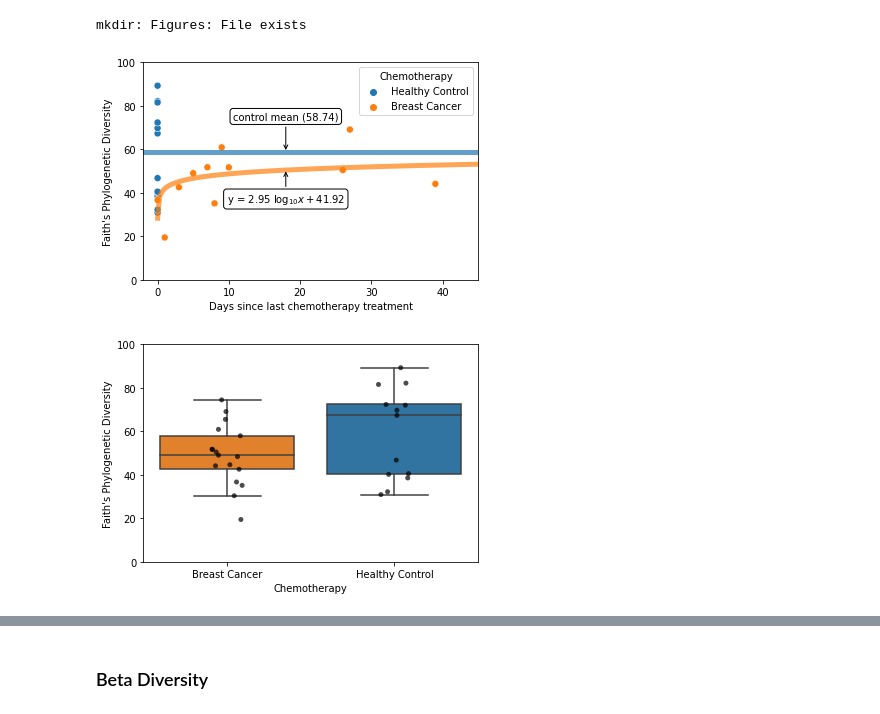
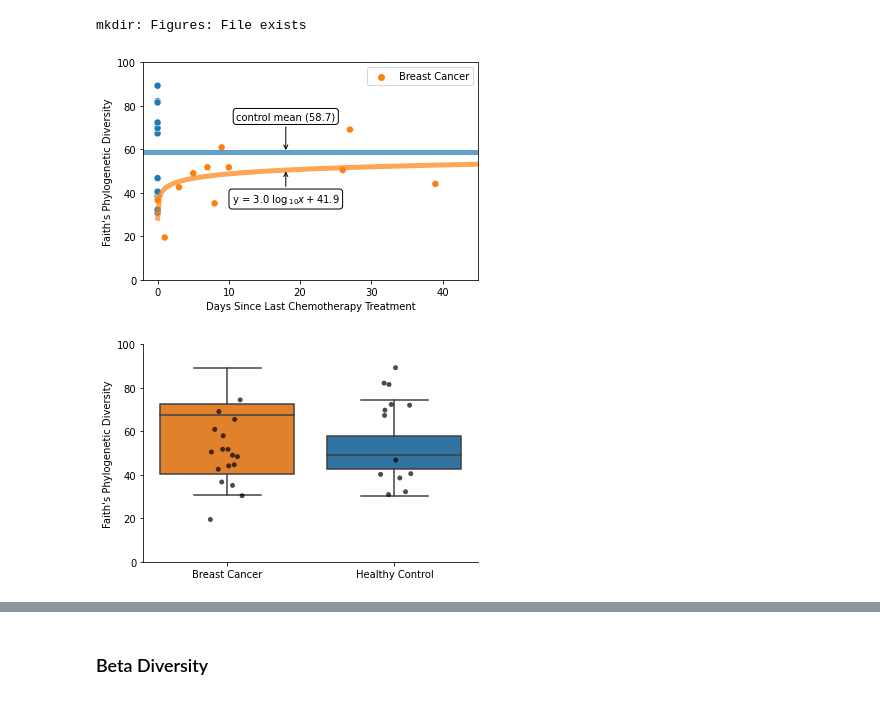
Before and after one commit to sterrettJD/Chemobrain, a Jupyter notebook: Reanalyze-after-blooms-removed.ipynb, the cells around one changed output, grey strips where cells are left out. Drawn from its saved outputs; the diff is of its cells as text; code cells hidden in the pictures.

Commit message:
udpate phylum plot

```diff
--- a/Reanalyze-after-blooms-removed.ipynb
+++ b/Reanalyze-after-blooms-removed.ipynb
@@ -158,6 +158,23 @@ ax = sns.scatterplot(y="faith_pd",
                      hue="Chemotherapy",
                      x_jitter=True,
                      s=50)
+handles, labels = ax.get_legend_handles_labels()
+plt.clf()
+
+
+
+
+
+ax = sns.scatterplot(y="faith_pd",
+                     x="Time difference",
+                     data=time_faith,
+                     hue="Chemotherapy",
+                     x_jitter=True,
+                     s=50,
+                    legend=False)
+
+plt.legend(handles=handles[1:], labels=labels[1:])
+
 
 ax.axhline(time_faith.loc[time_faith["Chemotherapy"]=="Healthy Control","faith_pd"].mean(),
            c="tab:blue",
@@ -170,14 +187,14 @@ ax.plot(x,logy, lw=5, alpha=0.7, c="tab:orange")
 
 annot_coords = (18, fit[0] * np.log(20) + fit[1])
 
-ax.annotate("y = " + str(round(fit[0],2)) + r" $\log{_{10}}{x} + $" + str(round(fit[1], 2)),
+ax.annotate("y = " + str(round(fit[0],1)) + r" $\log{_{10}}{x} + $" + str(round(fit[1], 1)),
             xy=annot_coords, xytext=(18, fit[0] * np.log(20) + fit[1]-15),
             ha="center", bbox=dict(boxstyle="round", fc="w"),
             arrowprops=dict(arrowstyle="->"))
 
 grp2_mean = time_faith.loc[time_faith["Chemotherapy"]=="Healthy Control","faith_pd"].mean()
 
-ax.annotate("control mean (" + str(round(grp2_mean,2)) + ")",
+ax.annotate("control mean (" + str(round(grp2_mean,1)) + ")",
             xy=(18, grp2_mean),
             xytext=(18, grp2_mean + 15),
             ha="center", bbox=dict(boxstyle="round", fc="w"),
@@ -186,32 +203,36 @@ ax.annotate("control mean (" + str(round(grp2_mean,2)) + ")",
 ax.set_ylim(0,100)
 ax.set_xlim(-2,45)
 ax.set_ylabel("Faith's Phylogenetic Diversity")
-ax.set_xlabel("Days since last chemotherapy treatment")
+ax.set_xlabel("Days Since Last Chemotherapy Treatment")
 
-plt.savefig("Figures/faith_log_fit_annotated.pdf")
-plt.savefig("Figures/faith_log_fit_annotated.png")
+
 plt.show()
 # %% [output]
-[figure, old version]
+[figure, new version]
 # %%
 ax = sns.boxplot(x=metadata["Chemotherapy"],
                  y=faith,
                  showfliers=False,
-                 palette=["tab:orange", "tab:blue"])
+                 palette=["tab:orange", "tab:blue"],
+                 order=["Healthy Control", "Breast Cancer"])
 
 sns.stripplot(x=metadata["Chemotherapy"],
               y=faith,
               palette=["black"]*2,
               alpha=0.7)
 
 ax.set_ylim(0,100)
 ax.set_ylabel("Faith's Phylogenetic Diversity")
+ax.set_xlabel(None)
+
+ax.spines["top"].set_visible(False)
+ax.spines["right"].set_visible(False)
 
 plt.savefig("Figures/faith_chemo.pdf")
 plt.savefig("Figures/faith_chemo.png")
 plt.show()
 # %% [output]
-[figure, old version]
+[figure, new version]
 # %%
 g = sns.lmplot(x="cesd_total",
                y="faith_pd",
```
Also changed, not shown: parts of 12 cells of this notebook.
